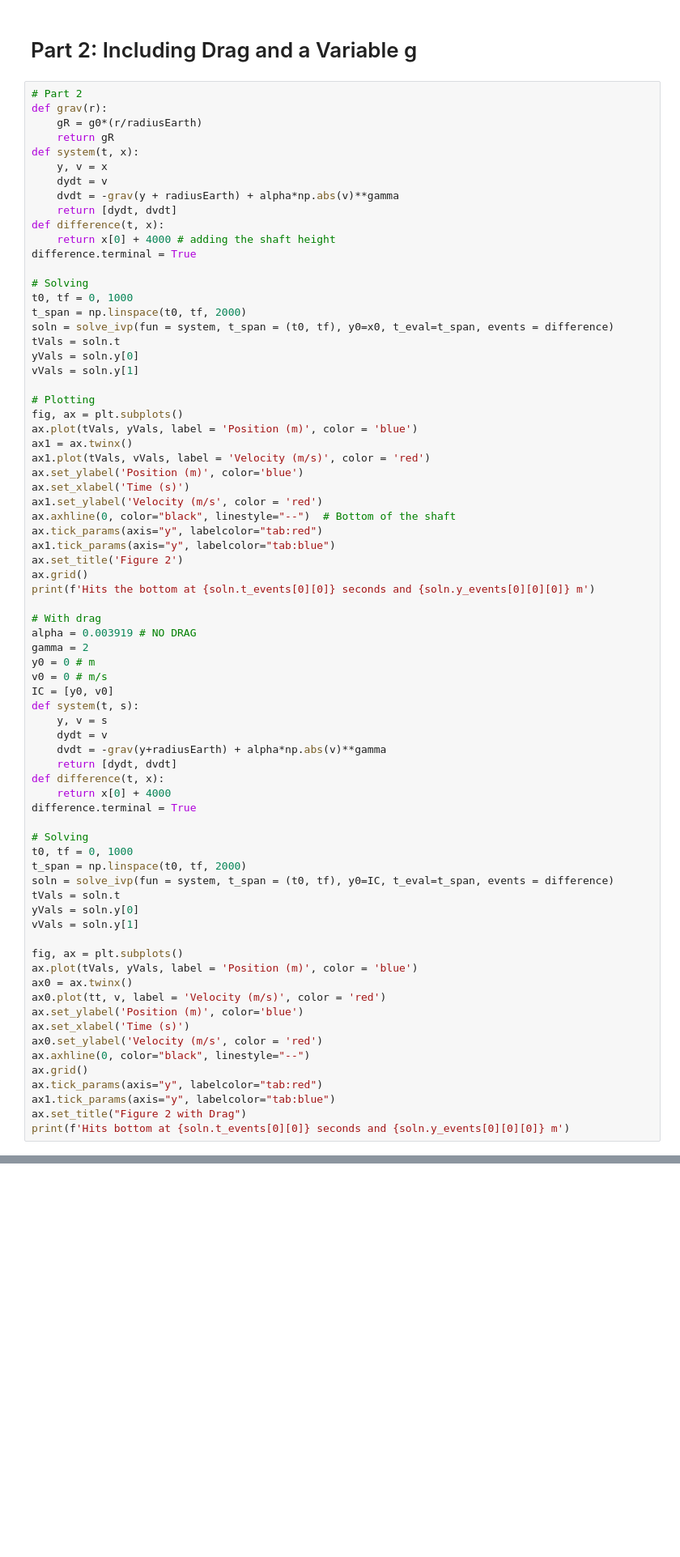
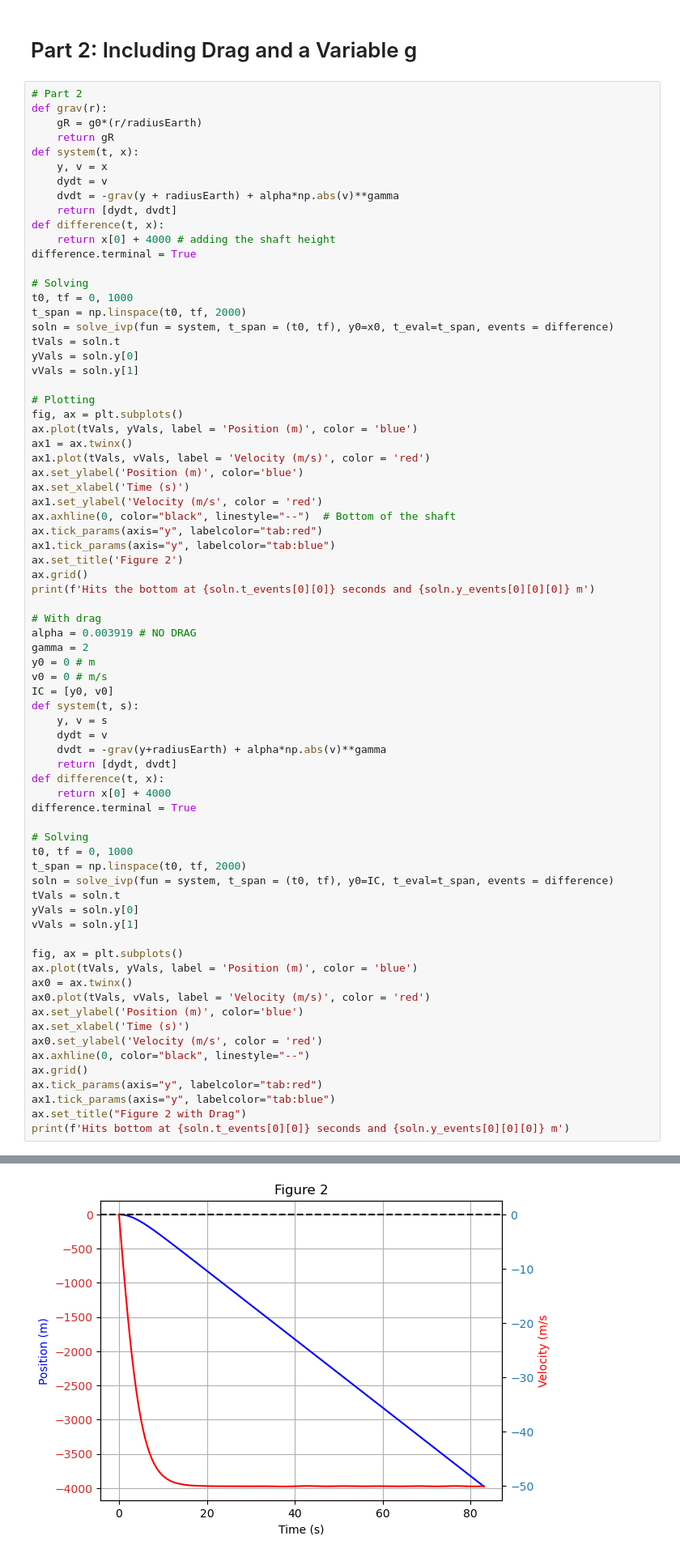
Before and after one commit to ipereira14/PHYS265-spring25, a Jupyter notebook: Lab2/Lab2_Pereira.ipynb, the cells around one changed output, grey strips where cells are left out. Shown: that part at 81% size. Cells and saved outputs as stored; diff of their text form; blank space fills up the shorter version.

```diff
--- a/Lab2/Lab2_Pereira.ipynb
+++ b/Lab2/Lab2_Pereira.ipynb
@@ -135,7 +136,7 @@ vVals = soln.y[1]
 fig, ax = plt.subplots()
 ax.plot(tVals, yVals, label = 'Position (m)', color = 'blue')
 ax0 = ax.twinx()
-ax0.plot(tt, v, label = 'Velocity (m/s)', color = 'red')
+ax0.plot(tVals, vVals, label = 'Velocity (m/s)', color = 'red')
 ax.set_ylabel('Position (m)', color='blue')
 ax.set_xlabel('Time (s)')
 ax0.set_ylabel('Velocity (m/s', color = 'red')
@@ -145,3 +146,4 @@ ax.tick_params(axis="y", labelcolor="tab:red")
 ax1.tick_params(axis="y", labelcolor="tab:blue")
 ax.set_title("Figure 2 with Drag")
 print(f'Hits bottom at {soln.t_events[0][0]} seconds and {soln.y_events[0][0][0]} m')
+# %% [output]
@@ -148,3 +152,4 @@ print(f'Hits bottom at {soln.t_events[0][0]} seconds and {soln.y_events[0][0][0]
+[figure, added]
 # %% [markdown]
 # Part 3: The Coriolis Force
 # %%
```
Also changed, not shown: parts of 2 cells of this notebook.
